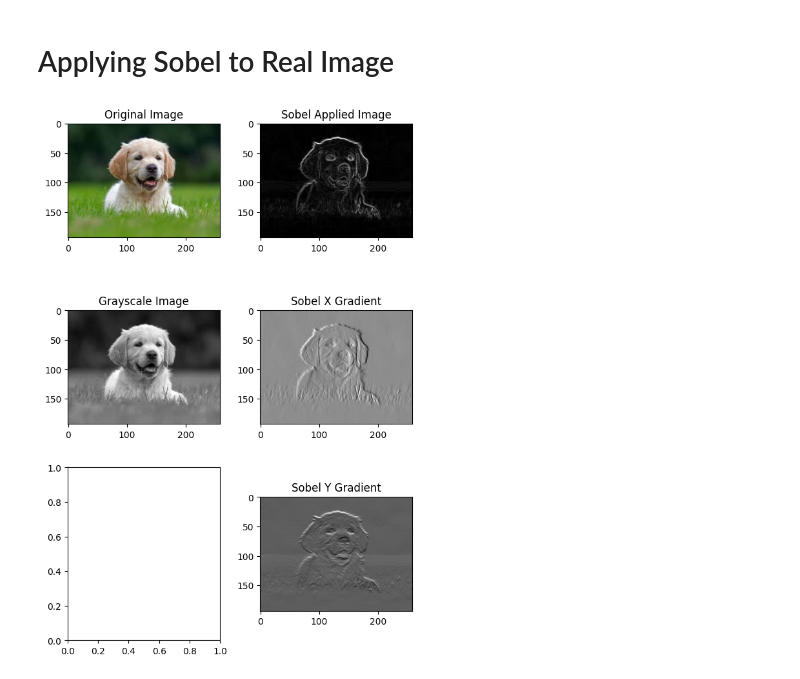
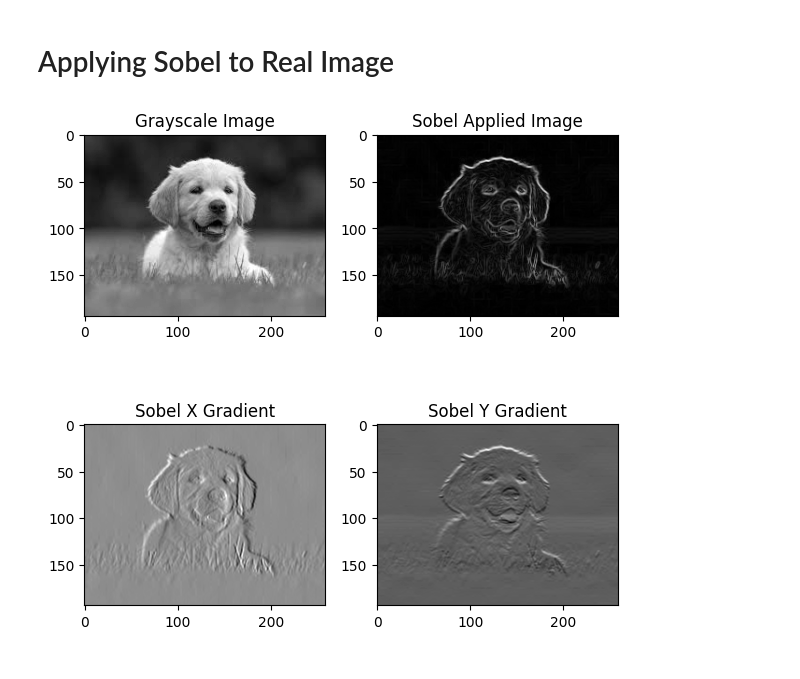
Before and after one commit to jasonrichdarmawan/npu-Python-Programming-Fundamentals-and-Abaqus-Scripting-report, a Jupyter notebook: 01 manual.ipynb, the cells around one changed output. Saved outputs shown, nothing was run; the diff lists cells and outputs as text; code cells hidden in the pictures.

```diff
--- a/01 manual.ipynb
+++ b/01 manual.ipynb
@@ -212,42 +258,40 @@ def sobel(src: npt.ArrayLike) -> tuple[dict[str, npt.ArrayLike], int]:
   # To avoid boundary issues, we skip the first and last rows and columns
   # The Sobel operator requires a 3x3 region around each pixel to compute the gradient,
   # and this cannot be done for the pixels at the edges of the image.
   for row in range(1, gray_img.shape[0] - 1):
     for col in range(1, gray_img.shape[1] - 1):
       region = gray_img[row-1:row+2, col-1:col+2]
       grad_x[row, col] = np.sum(region * SOBEL_X) # Element-wise multiplication and summation
       grad_y[row, col] = np.sum(region * SOBEL_Y)
 
   # Compute the gradient magnitude
   sobel_applied = np.sqrt(grad_x**2 + grad_y**2)
 
   return {
     'gray_img': gray_img,
     'grad_x': grad_x,
     'grad_y': grad_y,
     'sobel_applied': sobel_applied,
   }, 0
 
 ok, err = sobel(img)
 
 # Plot the original and Sobel-applied matrices
-fig, axes = plt.subplots(3, 2, figsize=(6, 9))
-axes[0, 0].imshow(img)
-axes[0, 0].set_title('Original Image')
+fig, axes = plt.subplots(2, 2, figsize=(6, 6))
 
-axes[1, 0].imshow(ok['gray_img'], cmap='gray')
-axes[1, 0].set_title(f'Grayscale Image')
-
-axes[1, 1].imshow(ok['grad_x'], cmap='gray')
-axes[1, 1].set_title(f'Sobel X Gradient')
-
-axes[2, 1].imshow(ok['grad_y'], cmap='gray')
-axes[2, 1].set_title(f'Sobel Y Gradient')
+axes[0, 0].imshow(ok['gray_img'], cmap='gray')
+axes[0, 0].set_title(f'Grayscale Image')
 
 axes[0, 1].imshow(ok['sobel_applied'], cmap='gray')
 axes[0, 1].set_title(f'Sobel Applied Image')
 
+axes[1, 0].imshow(ok['grad_x'], cmap='gray')
+axes[1, 0].set_title(f'Sobel X Gradient')
+
+axes[1, 1].imshow(ok['grad_y'], cmap='gray')
+axes[1, 1].set_title(f'Sobel Y Gradient')
+
 plt.tight_layout()
 plt.show()
 # %% [output]
-[figure, old version]
+[figure, new version]
```
Also changed, not shown: parts of 4 cells of this notebook, 1 other file.
